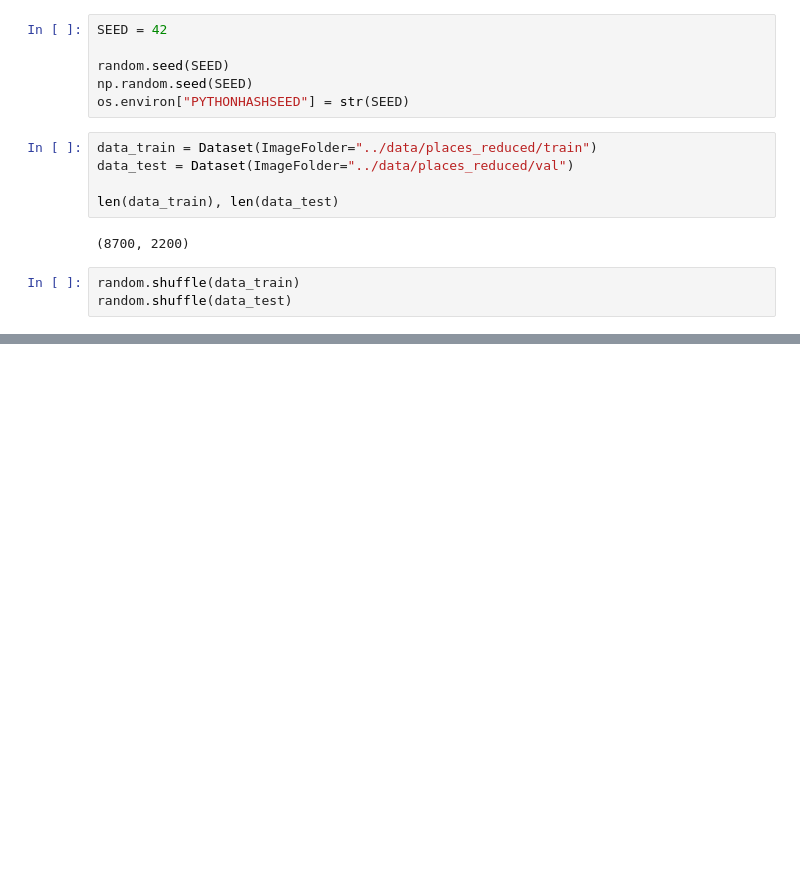
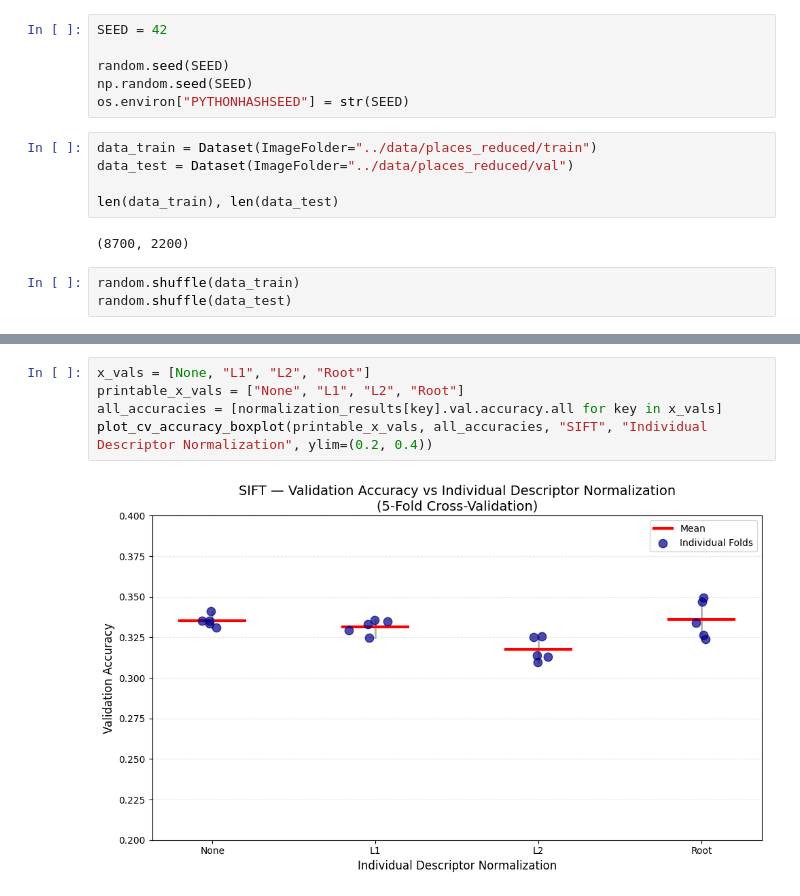
Before and after one commit to MCV-C3/project-team-6, a Jupyter notebook: Week1/norm_or_scale.ipynb, the cells around one changed output, grey strips where cells are left out. Saved outputs shown, nothing was run; the diff lists cells and outputs as text; blank space fills up the shorter version.

Commit message:
plotting "boxplot" and all norm and scaler experiments

```diff
--- a/Week1/norm_or_scale.ipynb
+++ b/Week1/norm_or_scale.ipynb
@@ -115,3 +91,10 @@ descriptor_normalization=Root -> Accuracy Test: 0.3361 ± 0.0125
+# %%
+x_vals = [None, "L1", "L2", "Root"]
+printable_x_vals = ["None", "L1", "L2", "Root"]
+all_accuracies = [normalization_results[key].val.accuracy.all for key in x_vals]
+plot_cv_accuracy_boxplot(printable_x_vals, all_accuracies, "SIFT", "Individual Descriptor Normalization", ylim=(0.2, 0.4))
+# %% [output]
+[figure, added]
 # %%
 normalization_results = {}
 
```
Also changed, not shown: parts of 4 cells of this notebook, 2 other files.
